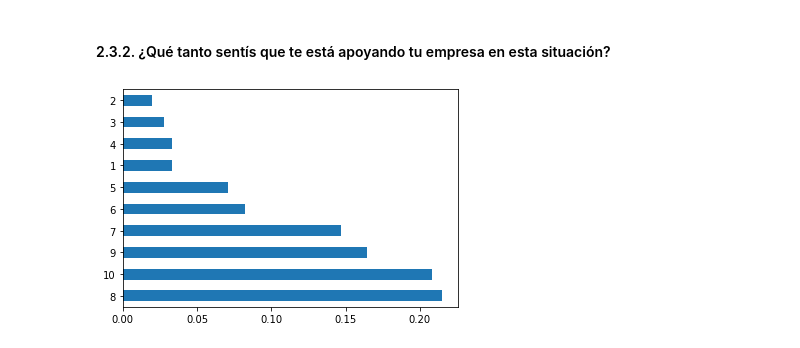
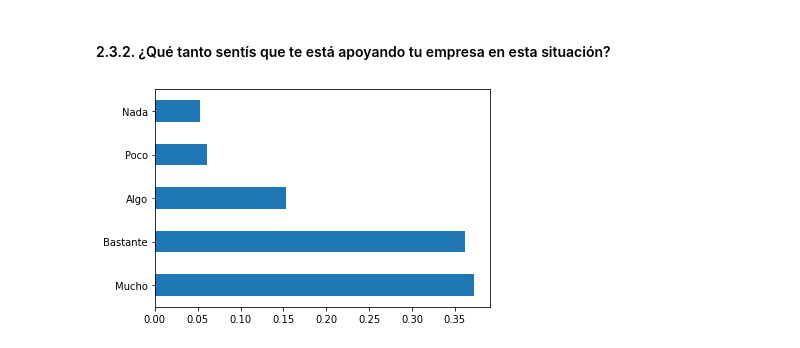
Before and after one commit to SebastianESaavedra/openqube-sueldos, a Jupyter notebook: pipeline/covid-analysis.ipynb, the cells around one changed output. Cells and saved outputs as stored; diff of their text form; code cells hidden in the pictures.

```diff
--- a/pipeline/covid-analysis.ipynb
+++ b/pipeline/covid-analysis.ipynb
@@ -357,11 +357,3 @@ csl.plot.barh();
 charts["cambio_situacion"] = to_rechart(csl)
 # %% [output]
 [figure]
-# %%
-def normalize_cambio(value):
-    return value
-
-aux['como_cambio_norm'] = aux[aux.cambio_situacion == "si"].cambio_tu_situacion_laboral_a_raiz_de_la_pandemia.apply(normalize_cambio).str.capitalize()
-
-csl_c = aux.como_cambio_norm.value_counts() / (aux.cambio_situacion == "si").sum()
-aux.como_cambio_norm.value_counts()[:20]
@@ -369,0 +360,23 @@ Series([], Name: como_cambio_norm, dtype: int64)
+# %%
+reduction = r"(reducci[óo]n|redujeron|reducir|reducieron|recortaron|bajaron|reduje|menos|paralizar[on]|sin aumento|eliminaron)"
+hours = r"(horas?|horario|hs)"
+less_hours = rf".*{reduction}.*{hours}.*"
+money = "(sueldo|aumento[s]|salario|ajustes|salarial)"
+less_salary = rf".*{reduction}.*{money}.*"
+more_hours = rf".*(m[aá]s|increment[oó]|aument[ée]).*{hours}|(trabajo).*"
+homeoffice = r".*(remoto|teletrabajo|home ?office|ho[nm]eworking|trabajo desde casa|wfh|remote-first|trabajar de forma remota|home office).*"
+
+cambio_norm = normalize_dataframe_column(
+    aux[aux.cambio_situacion == "Si"],
+    "cambio_tu_situacion_laboral_a_raiz_de_la_pandemia",
+    {
+        less_salary: "Se redujo mi salario",
+        less_hours: "Trabajo menos que antes",
+        more_hours: "Trabajo más que antes",
+        homeoffice: "Trabajo 100% remoto",
+    },
+)
+
+csl_c = cambio_norm.cambio_tu_situacion_laboral_a_raiz_de_la_pandemia.value_counts(normalize=True)
+csl_c[:7].plot.barh()
+charts["como_cambio_norm"] = to_rechart(csl_c[:7])
@@ -370,11 +385,11 @@ Series([], Name: como_cambio_norm, dtype: int64)
 # %% [markdown]
 #### 2.3.2. ¿Qué tanto sentís que te está apoyando tu empresa en esta situación?
 # %%
-##################### TODO: order labels ##############
+aux = df.copy()
 
-
-aux = df.copy()
-support = aux["que_tanto_sentis_que_te_esta_apoyando_tu_empresa_en_esta_situacion"].value_counts(normalize=True)
+labels = ["Nada", "Poco", "Algo", "Bastante", "Mucho"]
+support = pd.cut(aux["que_tanto_sentis_que_te_esta_apoyando_tu_empresa_en_esta_situacion"], range(0, 11, 2), include_lowest=True, labels=labels).value_counts(normalize=True)
 support.plot.barh();
+charts["apoyando_empresa"]= to_rechart(support)
 # %% [output]
-[figure, old version]
+[figure, new version]
```
Also changed, not shown: parts of 14 cells of this notebook.
